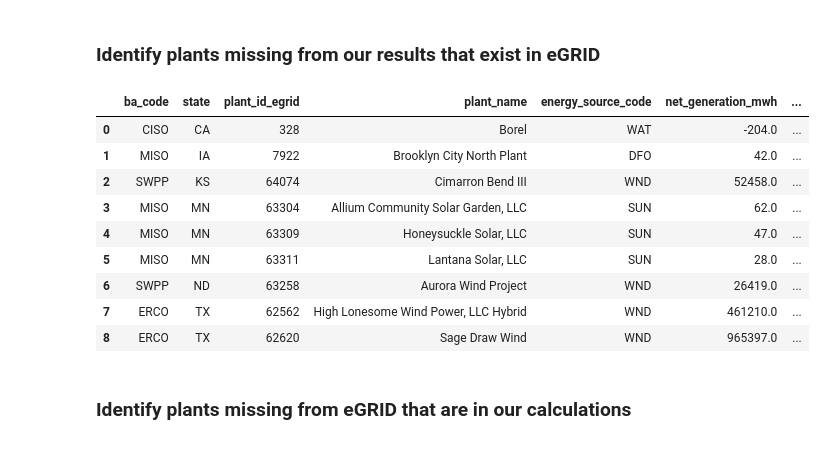
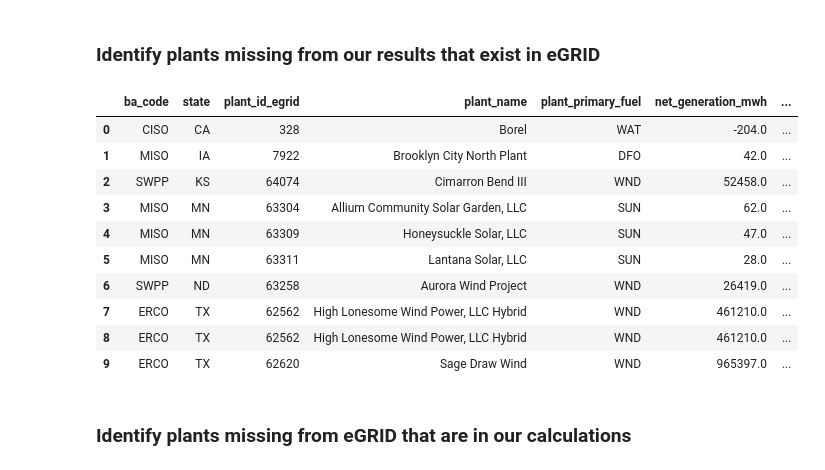
Before and after one commit to singularity-energy/open-grid-emissions, a Jupyter notebook: notebooks/validate_vs_egrid.ipynb, the cells around one changed output. Drawn from its saved outputs; the diff is of its cells as text; code cells hidden in the pictures.

Commit message:
fix missing plant data

```diff
--- a/notebooks/validate_vs_egrid.ipynb
+++ b/notebooks/validate_vs_egrid.ipynb
@@ -41,15 +41,15 @@ egrid_plant = validation.load_egrid_plant_file(year)
 # %%
 # identify any plants that are in egrid but not our totals, and any plants that are in our totals, but not egrid
 PLANTS_MISSING_FROM_CALCULATION = list(set(egrid_plant['plant_id_eia'].unique()) - set(annual_plant_results['plant_id_eia'].unique()))
 
 # Which plants are included in eGRID but are missing from our calculations?
 missing_from_calc = egrid_plant[egrid_plant['plant_id_egrid'].isin(PLANTS_MISSING_FROM_CALCULATION)]
 
 # see if any of these plants are retired
 generators_eia860 = load_data.load_pudl_table('generators_eia860', year=year)
-missing_from_calc.merge(generators_eia860.groupby('plant_id_eia')['retirement_date'].unique().reset_index(), how='left', on='plant_id_eia')
+missing_from_calc.merge(generators_eia860[["plant_id_eia","operational_status","current_planned_operating_date",'retirement_date']].drop_duplicates(), how='left', on='plant_id_eia')
 # %% [output]
-|  | ba_code | state | plant_id_egrid | plant_name | energy_source_code | net_generation_mwh | ... |
+|  | ba_code | state | plant_id_egrid | plant_name | plant_primary_fuel | net_generation_mwh | ... |
 | 0 | CISO | CA | 328 | Borel | WAT | -204.0 | ... |
 | 1 | MISO | IA | 7922 | Brooklyn City North Plant | DFO | 42.0 | ... |
 | 2 | SWPP | KS | 64074 | Cimarron Bend III | WND | 52458.0 | ... |
@@ -58,7 +58,8 @@ missing_from_calc.merge(generators_eia860.groupby('plant_id_eia')['retirement_da
 | 5 | MISO | MN | 63311 | Lantana Solar, LLC | SUN | 28.0 | ... |
 | 6 | SWPP | ND | 63258 | Aurora Wind Project | WND | 26419.0 | ... |
 | 7 | ERCO | TX | 62562 | High Lonesome Wind Power, LLC Hybrid | WND | 461210.0 | ... |
-| 8 | ERCO | TX | 62620 | Sage Draw Wind | WND | 965397.0 | ... |
+| 8 | ERCO | TX | 62562 | High Lonesome Wind Power, LLC Hybrid | WND | 461210.0 | ... |
+| 9 | ERCO | TX | 62620 | Sage Draw Wind | WND | 965397.0 | ... |
 # %% [markdown]
 ### Identify plants missing from eGRID that are in our calculations
 # %%
```
Also changed, not shown: parts of 2 cells of this notebook, 14 other files.
